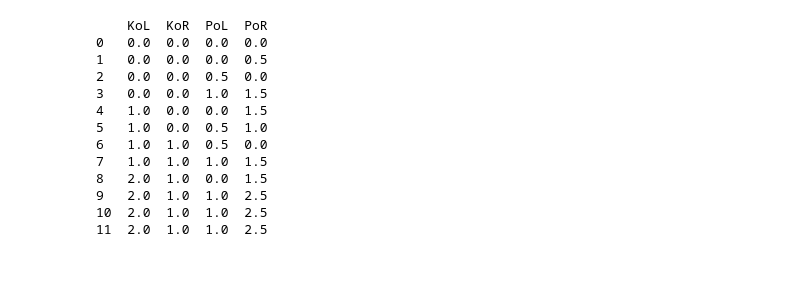
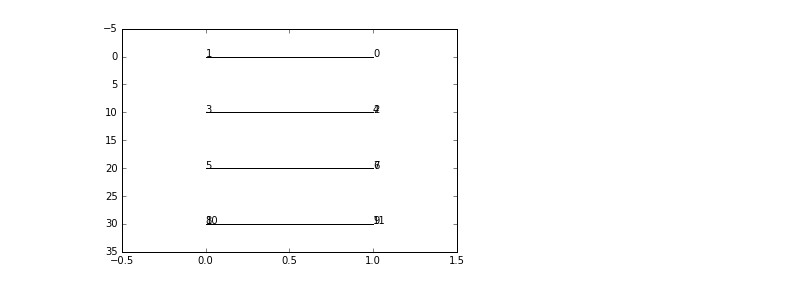
Before and after one commit to ashao/MOM6_cases, a Jupyter notebook: neutral_diffusion/demo/demonstrate_sorting.ipynb, the cells around one changed output. Saved outputs shown, nothing was run; the diff lists cells and outputs as text; code cells hidden in the pictures.

```diff
--- a/neutral_diffusion/demo/demonstrate_sorting.ipynb
+++ b/neutral_diffusion/demo/demonstrate_sorting.ipynb
@@ -197,14 +216,19 @@ drho < 0: Search left
 # %%
-plt.figure()
-for ks in range(0,ns):
-  if point_left[ksurf]:
-    x0 = 1
-    y0 = abs_pos( zr, KoR[ks], PoR[ks] )
-    x1 = 0
-    y0 = abs_pos( zl, KoL[ks], PoL[ks] )
-  else:
-    x0 = 0
-    y0 = abs_pos( zl, KoL[ks], PoL[ks] )
-    x1 = 1
-    y1 = abs_pos( zr, KoR[ks], PoR[ks] )
-  plt.plot([x0,x1],[y0,y1],'k')
+def plot_surfaces(KoL, PoL, KoR, PoR, point_left, zl, zr):
+    plt.figure()
+    for ks in range(0,ns):
+      if point_left[ks] == 1.:
+        x0 = 1
+        y0 = abs_pos( zr, KoR[ks], PoR[ks] )
+        x1 = 0
+        y1 = abs_pos( zl, KoL[ks], PoL[ks] )
+      else:
+        x0 = 0
+        y0 = abs_pos( zl, KoL[ks], PoL[ks] )
+        x1 = 1
+        y1 = abs_pos( zr, KoR[ks], PoR[ks] )
+      plt.text(x0,y0,ks)
+      plt.plot([x0,x1],[y0,y1],'k')
+    plt.xlim((-0.5, 1.5))
+    plt.ylim((-5, 35))
+    plt.gca().invert_yaxis()
@@ -213,17 +235,11 @@ for ks in range(0,ns):
-# %%
-output = pd.DataFrame( {'KoL':KoL,'PoL':PoL,'KoR':KoR,'PoR':PoR } )
-print(output)
-# %% [output]
-    KoL  KoR  PoL  PoR
-0   0.0  0.0  0.0  0.0
-1   0.0  0.0  0.0  0.5
-2   0.0  0.0  0.5  0.0
-3   0.0  0.0  1.0  1.5
-4   1.0  0.0  0.0  1.5
-5   1.0  0.0  0.5  1.0
-6   1.0  1.0  0.5  0.0
-7   1.0  1.0  1.0  1.5
-8   2.0  1.0  0.0  1.5
-9   2.0  1.0  1.0  2.5
-10  2.0  1.0  1.0  2.5
-11  2.0  1.0  1.0  2.5
+# %%
+Tl[0,:] = [22,18]
+Tl[1,:] = [18,14]
+Tl[2,:] = [14,10]
+Tr[0,:] = [22,18]
+Tr[1,:] = [18,14]
+Tr[2,:] = [14,10]
+KoL, PoL, KoR, PoR, point_left = sorting_algorithm(Tl,Tr,zl,zr,drdt)
+plot_surfaces( KoL, PoL, KoR, PoR, point_left, zl, zr )
+# %% [output]
+[figure, added]
```
Also changed, not shown: parts of 5 cells of this notebook.
